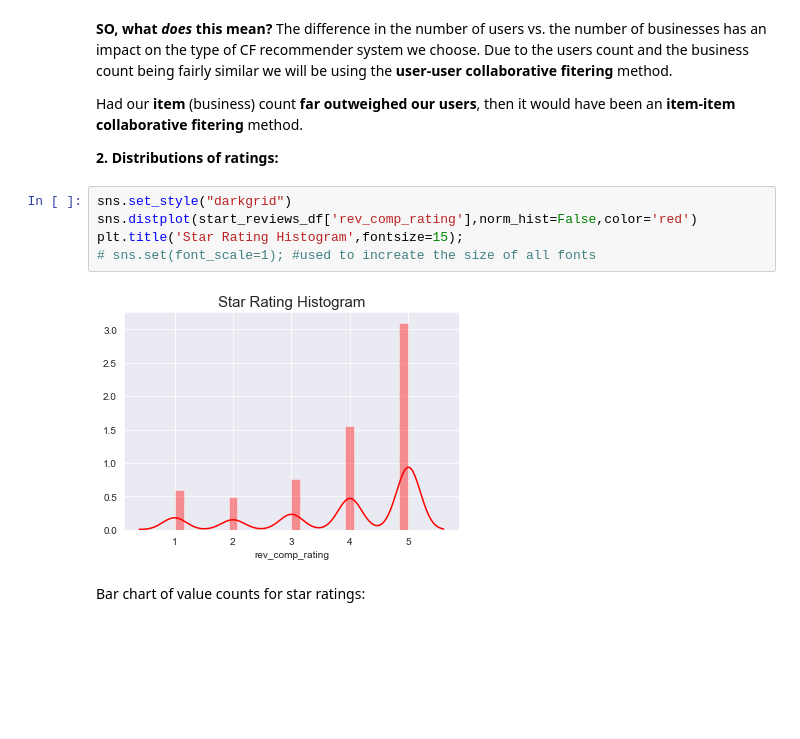
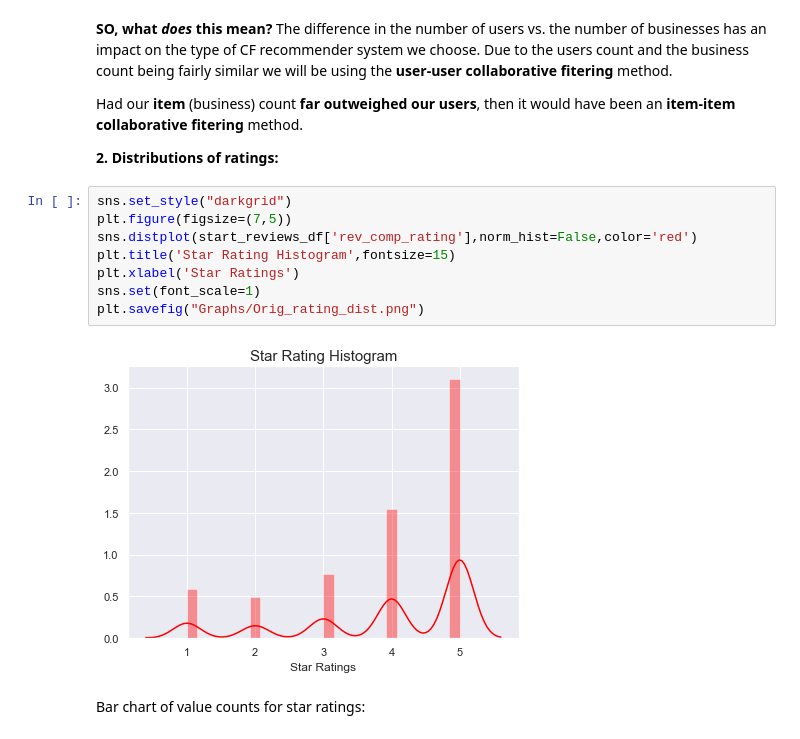
Before and after one commit to elenasm7/NYC_fitness_recommender, a Jupyter notebook: exploratory_data_analysis.ipynb, the cells around one changed output. Cells and saved outputs as stored; diff of their text form; blank space fills up the shorter version.

```diff
--- a/exploratory_data_analysis.ipynb
+++ b/exploratory_data_analysis.ipynb
@@ -61,11 +61,14 @@ Had our **item** (business) count **far outweighed our users**, then it would ha
 __2. Distributions of ratings:__
 # %%
 sns.set_style("darkgrid")
+plt.figure(figsize=(7,5))
 sns.distplot(start_reviews_df['rev_comp_rating'],norm_hist=False,color='red')
-plt.title('Star Rating Histogram',fontsize=15);
-# sns.set(font_scale=1); #used to increate the size of all fonts
+plt.title('Star Rating Histogram',fontsize=15)
+plt.xlabel('Star Ratings')
+sns.set(font_scale=1)
+plt.savefig("Graphs/Orig_rating_dist.png")
 # %% [output]
-[figure, old version]
+[figure, new version]
 # %% [markdown]
 Bar chart of value counts for star ratings:
 # %%
```
Also changed, not shown: 8 other files.
